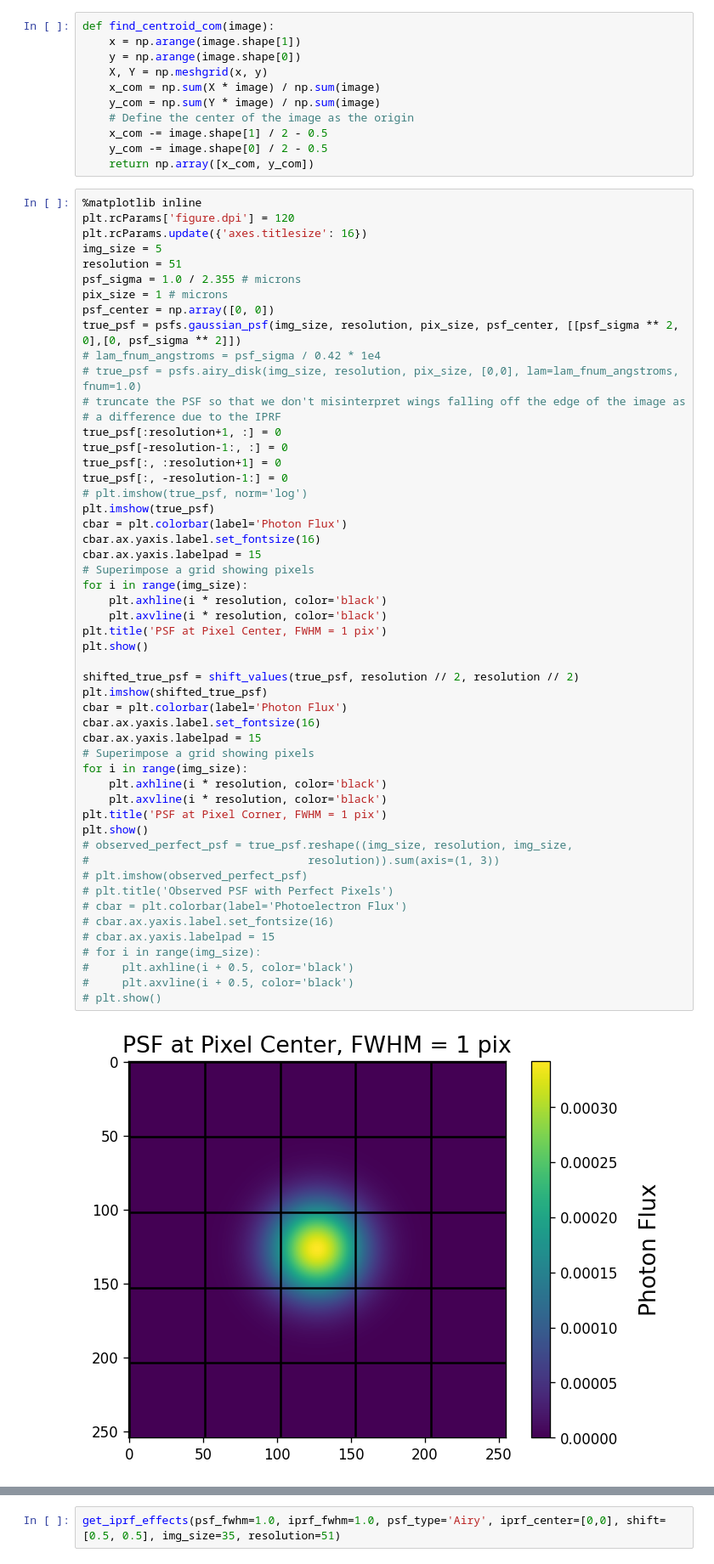
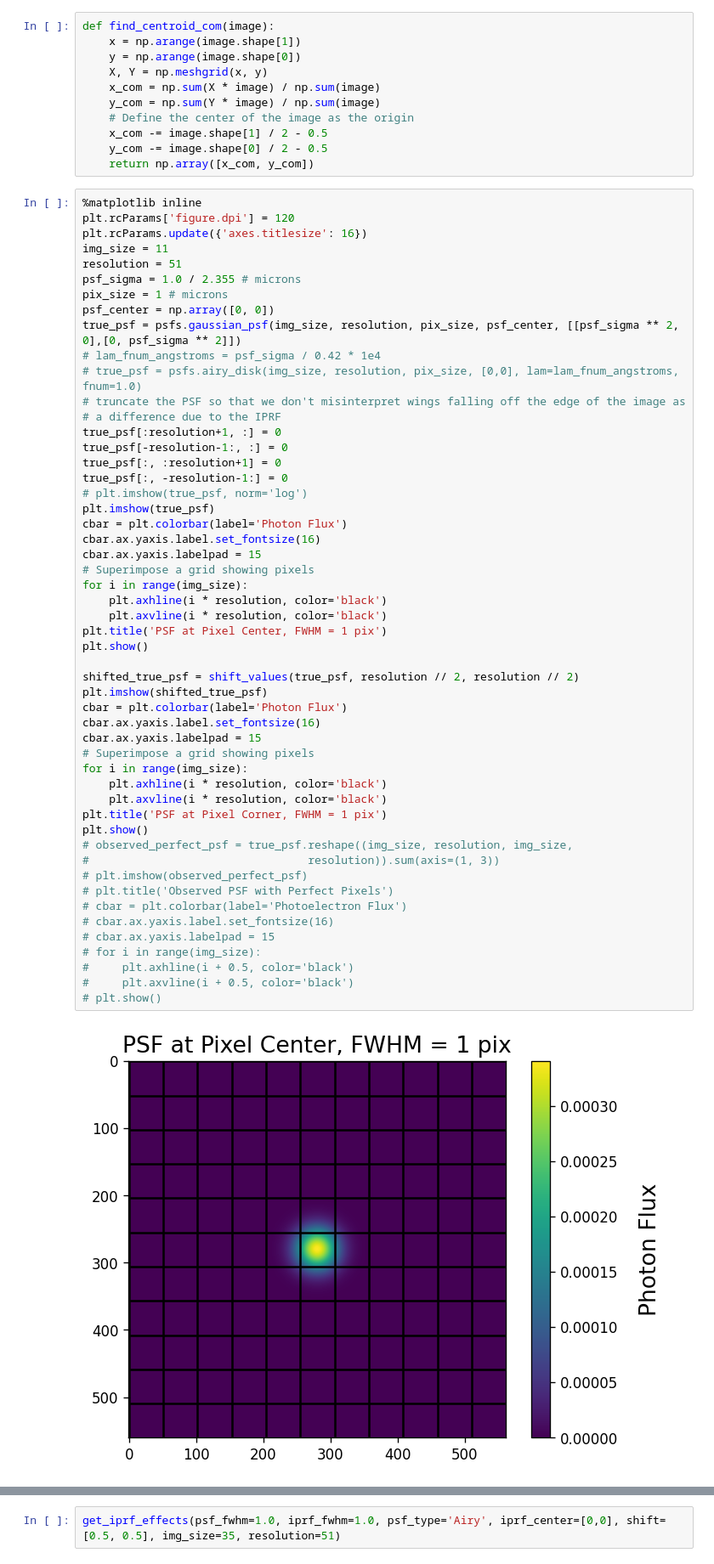
Before and after one commit to ChrisLayden/TESS-GEO-Photometry, a Jupyter notebook: scripts/intrapixel_psfs.ipynb, the cells around one changed output, grey strips where cells are left out. Shown at 85% size. Saved outputs shown, nothing was run; the diff lists cells and outputs as text.

```diff
--- a/scripts/intrapixel_psfs.ipynb
+++ b/scripts/intrapixel_psfs.ipynb
@@ -18,7 +18,7 @@ def find_centroid_com(image):
 %matplotlib inline
 plt.rcParams['figure.dpi'] = 120
 plt.rcParams.update({'axes.titlesize': 16})
-img_size = 5
+img_size = 11
 resolution = 51
 psf_sigma = 1.0 / 2.355 # microns
 pix_size = 1 # microns
@@ -40,31 +40,31 @@ cbar.ax.yaxis.labelpad = 15
 # Superimpose a grid showing pixels
 for i in range(img_size):
     plt.axhline(i * resolution, color='black')
     plt.axvline(i * resolution, color='black')
 plt.title('PSF at Pixel Center, FWHM = 1 pix')
 plt.show()
 
 shifted_true_psf = shift_values(true_psf, resolution // 2, resolution // 2)
 plt.imshow(shifted_true_psf)
 cbar = plt.colorbar(label='Photon Flux')
 cbar.ax.yaxis.label.set_fontsize(16)
 cbar.ax.yaxis.labelpad = 15
 # Superimpose a grid showing pixels
 for i in range(img_size):
     plt.axhline(i * resolution, color='black')
     plt.axvline(i * resolution, color='black')
 plt.title('PSF at Pixel Corner, FWHM = 1 pix')
 plt.show()
 # observed_perfect_psf = true_psf.reshape((img_size, resolution, img_size,
 #                                 resolution)).sum(axis=(1, 3))
 # plt.imshow(observed_perfect_psf)
 # plt.title('Observed PSF with Perfect Pixels')
 # cbar = plt.colorbar(label='Photoelectron Flux')
 # cbar.ax.yaxis.label.set_fontsize(16)
 # cbar.ax.yaxis.labelpad = 15
 # for i in range(img_size):
 #     plt.axhline(i + 0.5, color='black')
 #     plt.axvline(i + 0.5, color='black')
 # plt.show()
 # %% [output]
-[figure, old version]
+[figure, new version]
```
Also changed, not shown: parts of 5 cells of this notebook, 3 other files.
